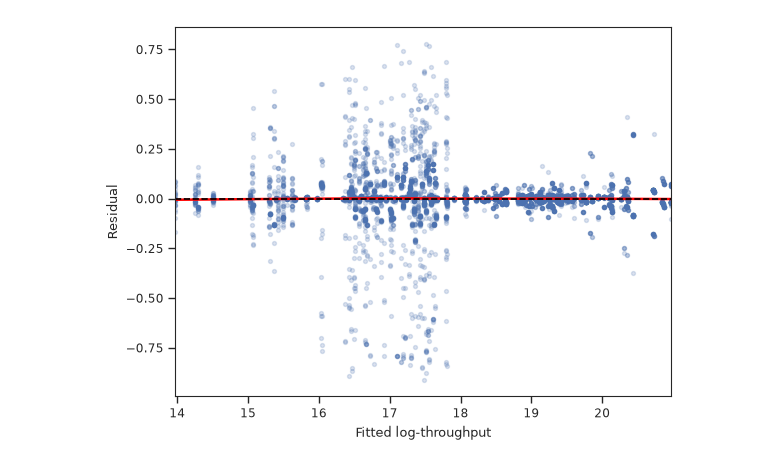
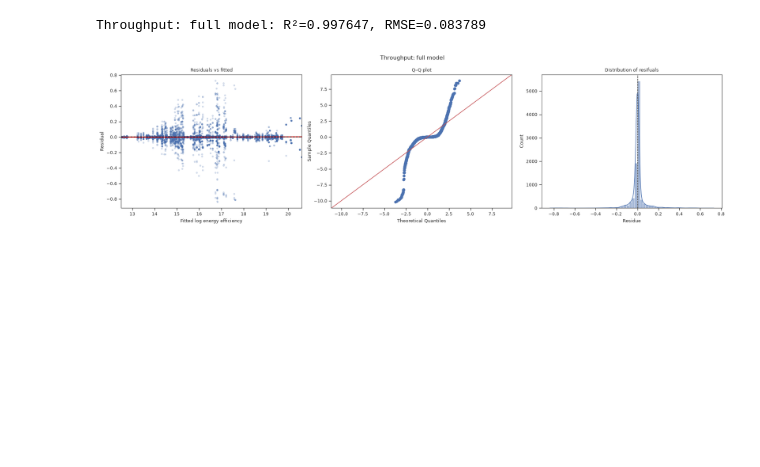
Before and after one commit to rsie-dev/power_consumption_experiment, a Jupyter notebook: visualization/visualize_model_tp.ipynb, the cells around one changed output. Drawn from its saved outputs; the diff is of its cells as text; code cells hidden in the pictures; blank space fills up the shorter version.

Commit message:
extracted residual variance diagnosis to separate module

```diff
--- a/visualization/visualize_model_tp.ipynb
+++ b/visualization/visualize_model_tp.ipynb
@@ -52,7 +57,25 @@ def extract_comp_dataframe(df: pd.DataFrame, threading: str, mode: str) -> pd.Da
     comp = df.copy()
     comp = comp[comp["mode"] == mode]
     comp = comp[comp["threading"] == threading]
-
-    comp = comp.pint.dequantify()
-    comp["log_throughput"] = np.log(comp["throughput"])
     return comp
+# %%
+def calculate_base(df: pd.DataFrame) -> pd.DataFrame:
+    reference = 1 * ureg.byte / ureg.second
+    normalized = df["throughput"] / reference
+    df["log_throughput"] = np.log(normalized).pint.magnitude
+    return comp
+# %%
+def fit_two_way_model(data: pd.DataFrame, response):
+    formula = f"""
+    {response} ~ (
+        C(host, Sum)
+        + C(tool, Sum)
+        + C(dataset, Sum)
+        + C(strength, Sum)
+    )**2
+    """
+
+    return smf.ols(
+        formula=formula,
+        data=data
+    ).fit()
@@ -88,19 +182,9 @@ full_model = smf.ols(full_formula, data=comp).fit()
 # %%
-# Objective: Check residual variance across fitted values.
-# Reason: Unequal residual spread requires robust inference.
-# Ideally, residuals form a roughly constant-width band around zero,
-# with the red line approximately horizontal.
-sns.residplot(
-    x=full_model.fittedvalues,
-    y=full_model.resid,
-    lowess=True,
-    scatter_kws={"alpha": 0.2, "s": 8},
-    line_kws={"color": "red"}
+two_way_model = fit_two_way_model(comp,"log_throughput")
+three_way_model, full_model = fit_higher_order_models(comp, "log_throughput")
+
+plot_model_diagnostics(full_model, "throughput", "full model")
 )
-
-plt.axhline(0, color="black", linestyle="--")
-plt.xlabel("Fitted log-throughput")
-plt.ylabel("Residual")
-plt.show()
 # %% [output]
+Throughput: full model: R²=0.997647, RMSE=0.083789
-[figure, old version]
+[figure, new version]
```
Also changed, not shown: parts of 7 cells of this notebook, 2 other files.
